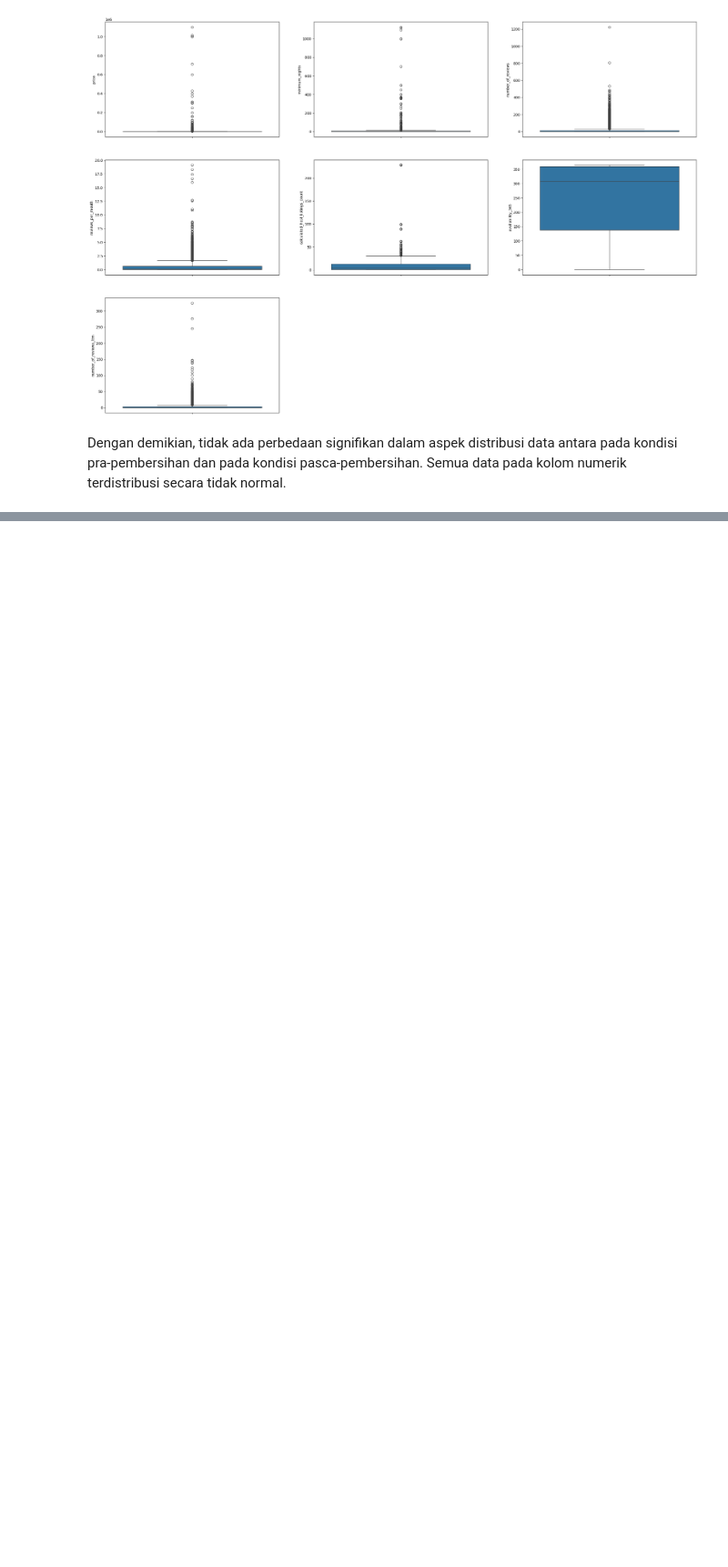
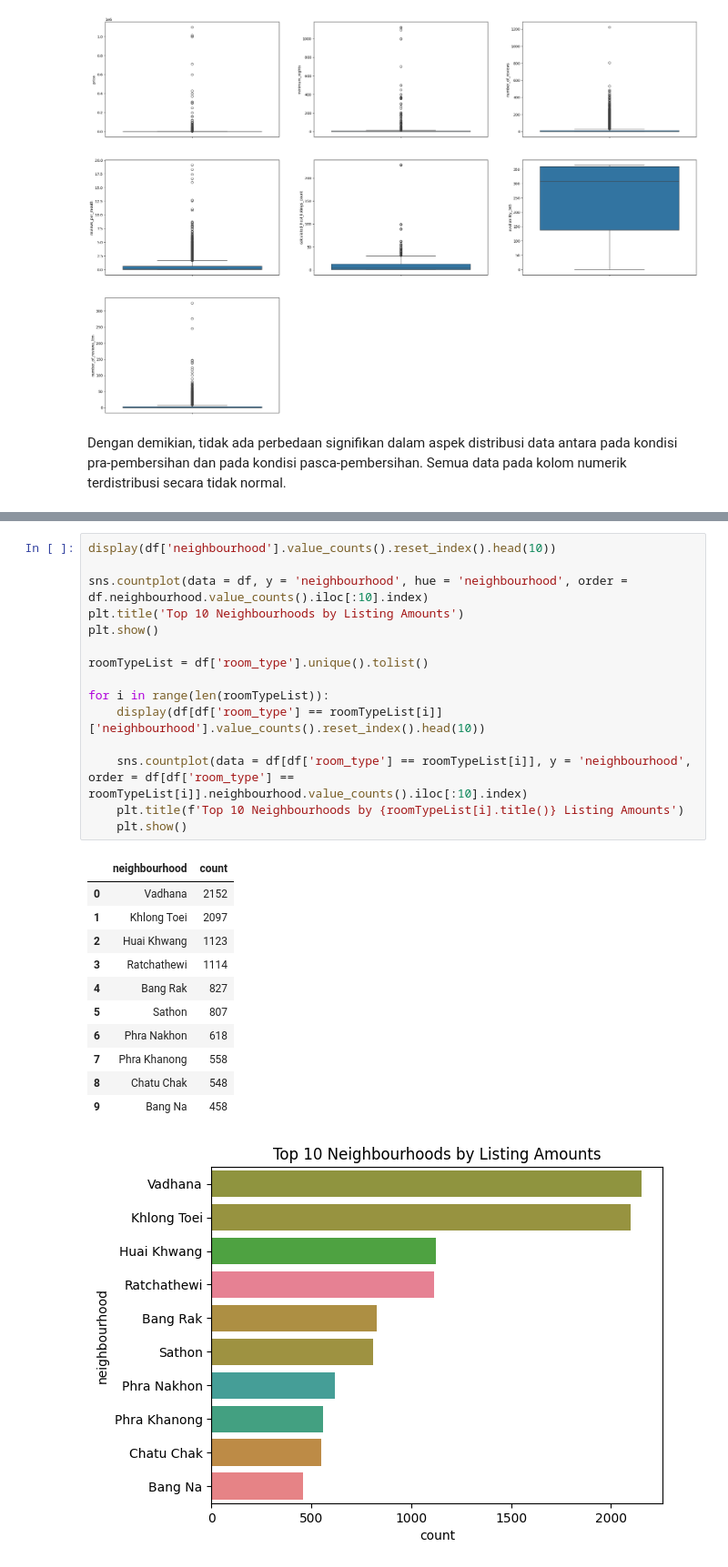
Before and after one commit to mrarvandy/capstone-project-module-2-jcdsol-016, a Jupyter notebook: data-analysis.ipynb, the cells around one changed output, grey strips where cells are left out. Shown at 91% size. Drawn from its saved outputs; the diff is of its cells as text; blank space fills up the shorter version.

Commit message:
data analysis

```diff
--- a/data-analysis.ipynb
+++ b/data-analysis.ipynb
@@ -910,0 +1034,28 @@ Dengan demikian, tidak ada perbedaan signifikan dalam aspek distribusi data anta
+# %%
+display(df['neighbourhood'].value_counts().reset_index().head(10))
+
+sns.countplot(data = df, y = 'neighbourhood', hue = 'neighbourhood', order = df.neighbourhood.value_counts().iloc[:10].index)
+plt.title('Top 10 Neighbourhoods by Listing Amounts')
+plt.show()
+
+roomTypeList = df['room_type'].unique().tolist()
+
+for i in range(len(roomTypeList)):
+    display(df[df['room_type'] == roomTypeList[i]]['neighbourhood'].value_counts().reset_index().head(10))
+
+    sns.countplot(data = df[df['room_type'] == roomTypeList[i]], y = 'neighbourhood', order = df[df['room_type'] == roomTypeList[i]].neighbourhood.value_counts().iloc[:10].index)
+    plt.title(f'Top 10 Neighbourhoods by {roomTypeList[i].title()} Listing Amounts')
+    plt.show()
+# %% [output]
+|  | neighbourhood | count |
+| 0 | Vadhana | 2152 |
+| 1 | Khlong Toei | 2097 |
+| 2 | Huai Khwang | 1123 |
+| 3 | Ratchathewi | 1114 |
+| 4 | Bang Rak | 827 |
+| 5 | Sathon | 807 |
+| 6 | Phra Nakhon | 618 |
+| 7 | Phra Khanong | 558 |
+| 8 | Chatu Chak | 548 |
+| 9 | Bang Na | 458 |
+[figure, added]
```
Also changed, not shown: parts of 29 cells of this notebook, 1 other file.
